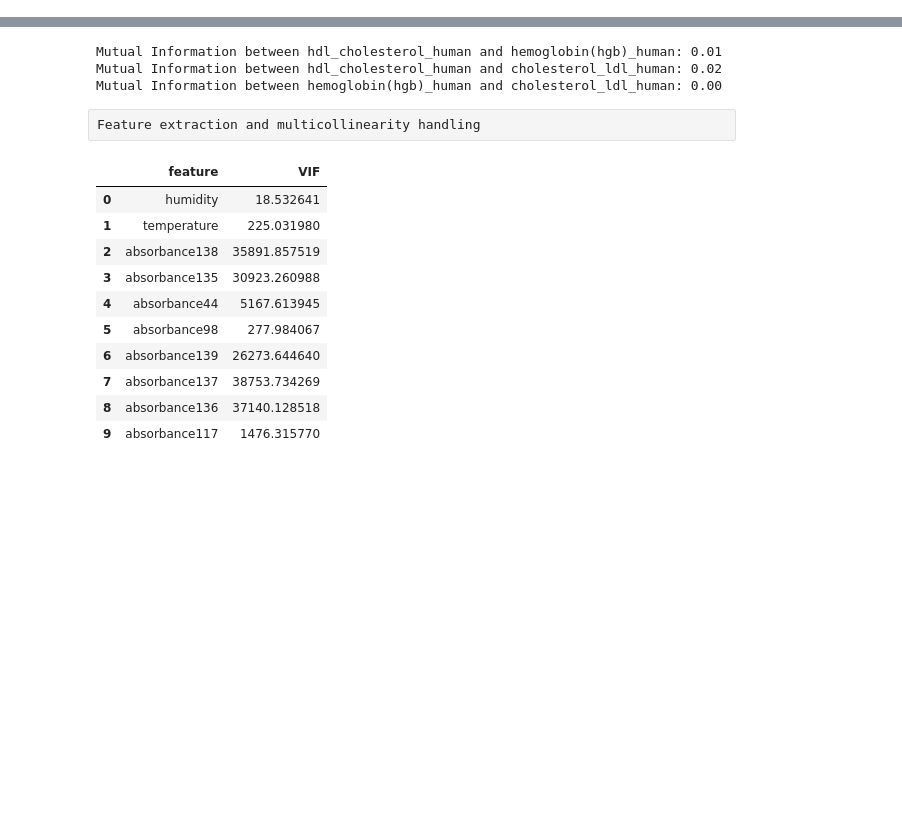
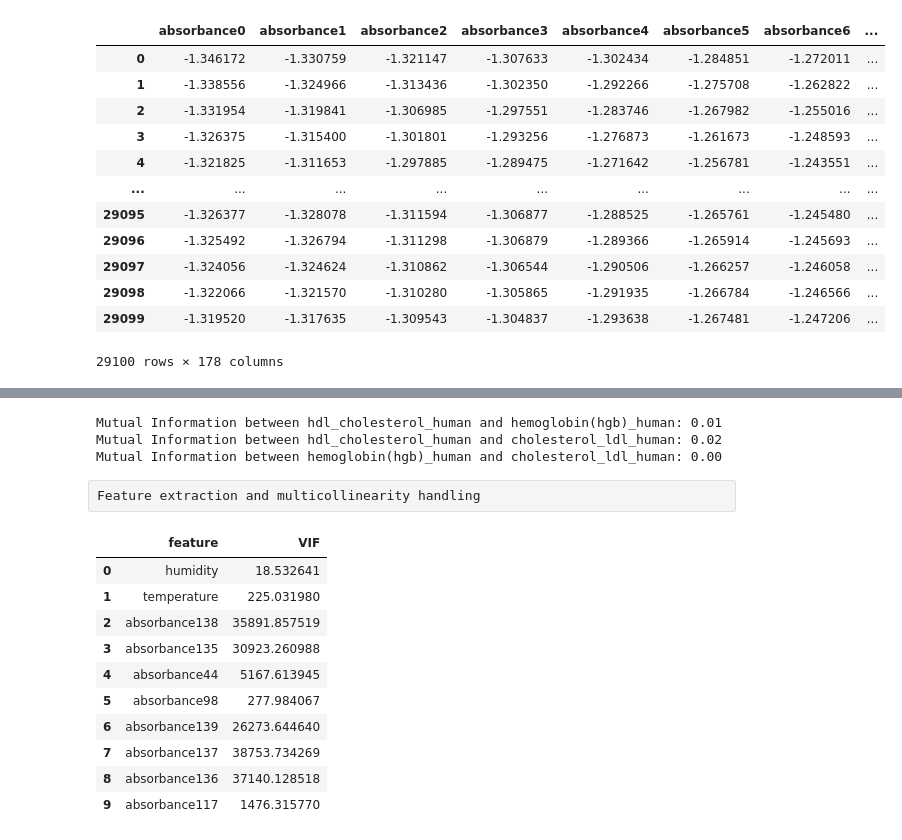
Before and after one commit to temgrom/DS-project, a Jupyter notebook: notebooks/Baseline.ipynb, the cells around one changed output, grey strips where cells are left out. Drawn from its saved outputs; the diff is of its cells as text; code cells hidden in the pictures; blank space fills up the shorter version.

```diff
--- a/notebooks/Baseline.ipynb
+++ b/notebooks/Baseline.ipynb
@@ -40,3 +49,19 @@ for col in target_columns:
     encoder = LabelEncoder()
     y_train[col] = encoder.fit_transform(y_train[col])
     encoders[col] = encoder
+# %%
+train
+# %% [output]
+|  | absorbance0 | absorbance1 | absorbance2 | absorbance3 | absorbance4 | absorbance5 | absorbance6 | ... |
+| 0 | -1.346172 | -1.330759 | -1.321147 | -1.307633 | -1.302434 | -1.284851 | -1.272011 | ... |
+| 1 | -1.338556 | -1.324966 | -1.313436 | -1.302350 | -1.292266 | -1.275708 | -1.262822 | ... |
+| 2 | -1.331954 | -1.319841 | -1.306985 | -1.297551 | -1.283746 | -1.267982 | -1.255016 | ... |
+| 3 | -1.326375 | -1.315400 | -1.301801 | -1.293256 | -1.276873 | -1.261673 | -1.248593 | ... |
+| 4 | -1.321825 | -1.311653 | -1.297885 | -1.289475 | -1.271642 | -1.256781 | -1.243551 | ... |
+| ... | ... | ... | ... | ... | ... | ... | ... | ... |
+| 29095 | -1.326377 | -1.328078 | -1.311594 | -1.306877 | -1.288525 | -1.265761 | -1.245480 | ... |
+| 29096 | -1.325492 | -1.326794 | -1.311298 | -1.306879 | -1.289366 | -1.265914 | -1.245693 | ... |
+| 29097 | -1.324056 | -1.324624 | -1.310862 | -1.306544 | -1.290506 | -1.266257 | -1.246058 | ... |
+| 29098 | -1.322066 | -1.321570 | -1.310280 | -1.305865 | -1.291935 | -1.266784 | -1.246566 | ... |
+| 29099 | -1.319520 | -1.317635 | -1.309543 | -1.304837 | -1.293638 | -1.267481 | -1.247206 | ... |
+29100 rows × 178 columns
```
Also changed, not shown: parts of 19 cells of this notebook.
